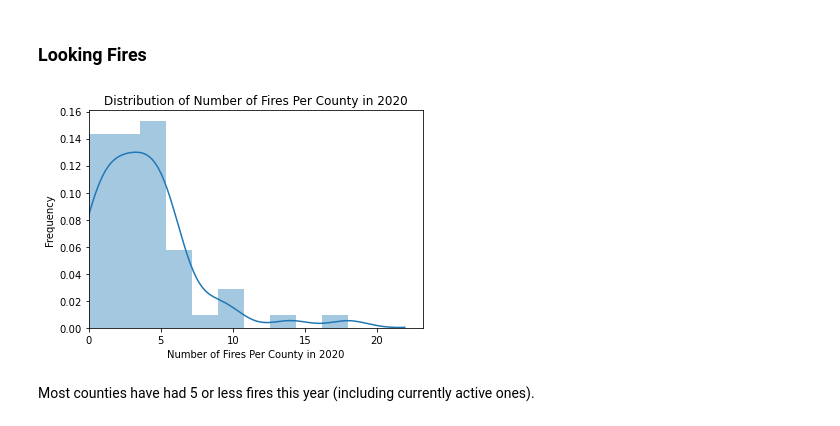
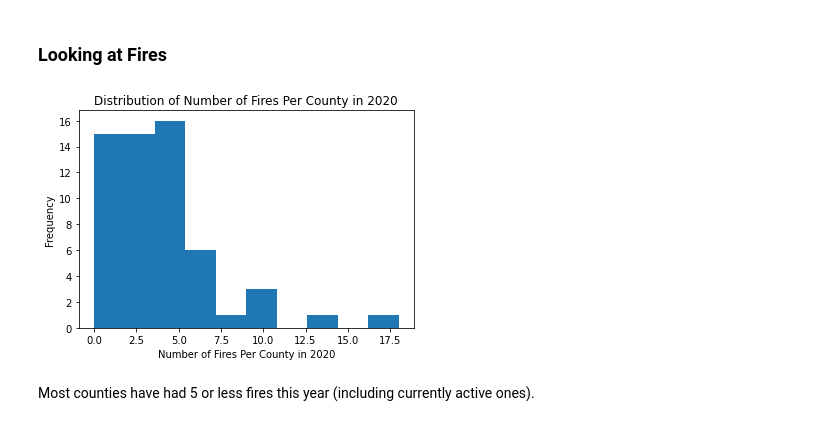
Before and after one commit to iforani/project-five, a Jupyter notebook: code/more_eda_emiko.ipynb, the cells around one changed output. Drawn from its saved outputs; the diff is of its cells as text; code cells hidden in the pictures.

```diff
--- a/code/more_eda_emiko.ipynb
+++ b/code/more_eda_emiko.ipynb
@@ -8,14 +20,23 @@ disasters = pd.read_csv('../data/covid_fire_earthquake_summary.csv')
+# %%
+disasters['covid_death_per_capita'] = disasters['covid_death_per_capita'] * 10000
+# %%
+disasters['covid_confirmed_per_capita'] = disasters['covid_confirmed_per_capita'] * 10000
+# %%
+disasters['covid_active_cases_per_capita'] = disasters['covid_active_cases_per_capita'] * 10000
+# %%
+# rename columns to reflect the change
+col_names = {'covid_death_per_capita': 'covid_death_per_10000', 'covid_confirmed_per_capita': 'covid_confirmed_per_10000', 'covid_active_cases_per_10000': 'covid_active_cases_per_10000'}
+disasters.rename(columns=col_names, inplace=True)
 # %% [markdown]
-### Looking Fires
+### Looking at Fires
 # %%
 # look at the distribution of number of fires per county
-sns.distplot(disasters['fires_per_county_in_2020'])
+plt.hist(disasters['fires_per_county_in_2020'])
 plt.title('Distribution of Number of Fires Per County in 2020')
 plt.ylabel('Frequency')
-plt.xlabel('Number of Fires Per County in 2020')
-plt.xlim(left=0);
+plt.xlabel('Number of Fires Per County in 2020');
 # %% [output]
-[figure, old version]
+[figure, new version]
 # %% [markdown]
 Most counties have had 5 or less fires this year (including currently active ones).
 # %%
```
Also changed, not shown: parts of 21 cells of this notebook.
